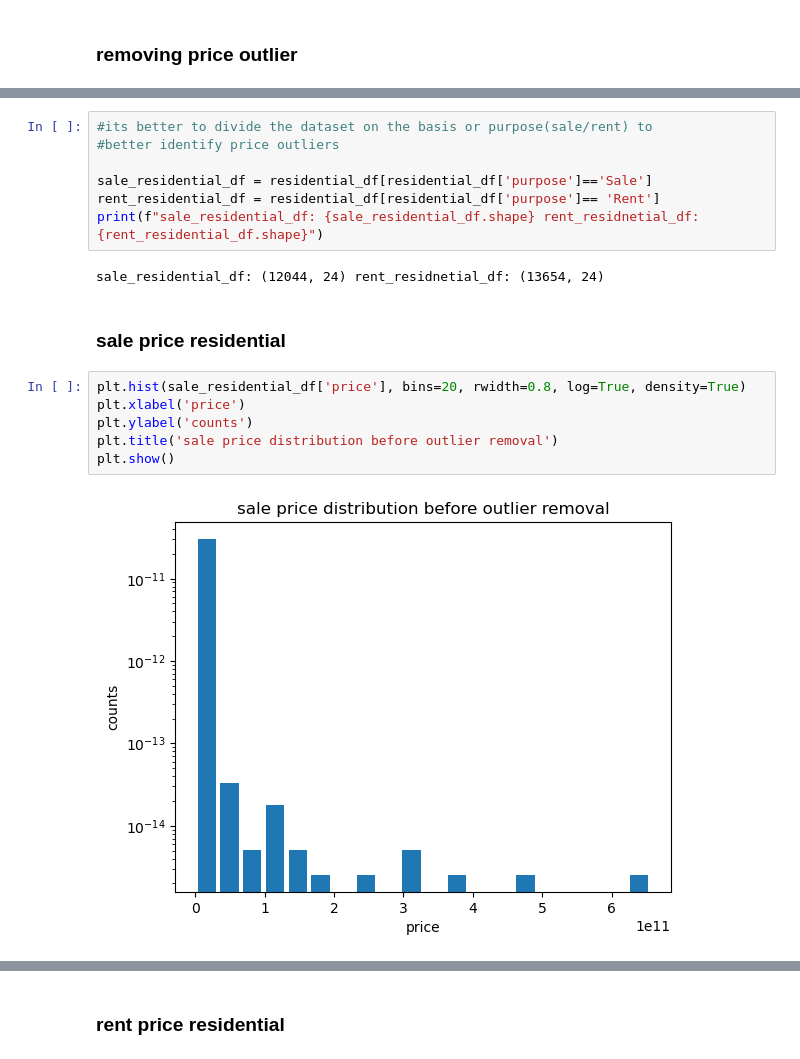
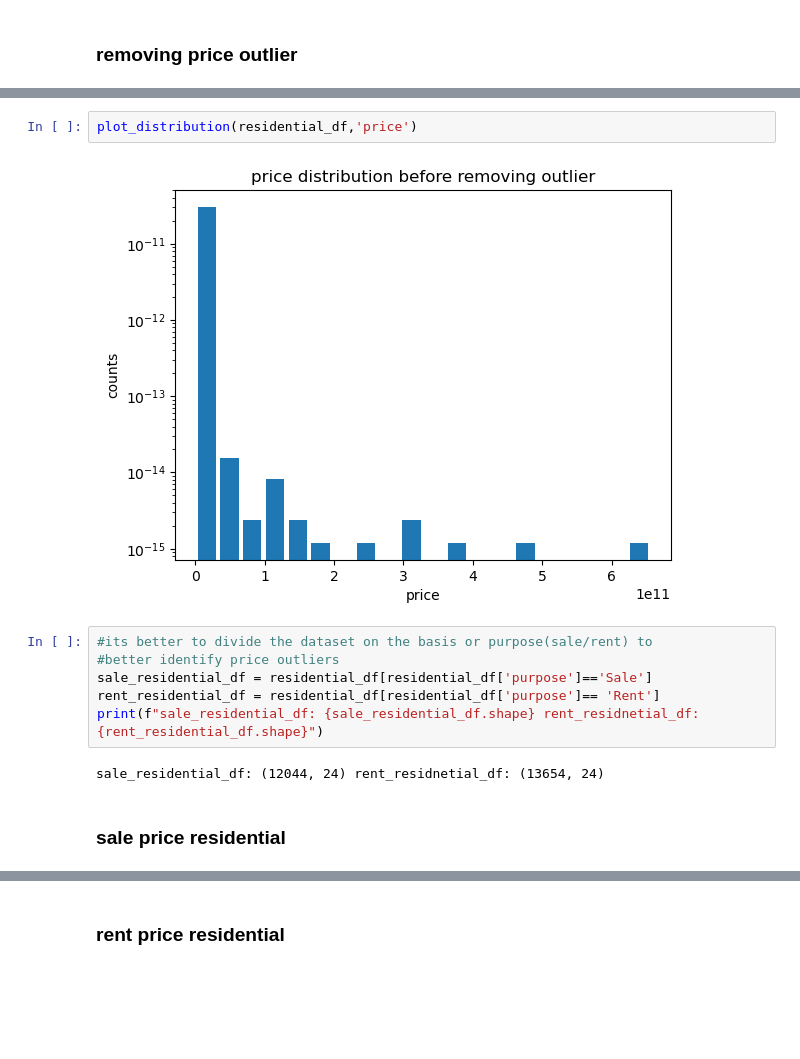
Before and after one commit to OmdenaAI/dhaka-bangladesh-real-estate-recommendation, a Jupyter notebook: src/tasks/task-4-model-development/sarang_ali/removing_outliers/outlier_detection.ipynb, the cells around one changed output, grey strips where cells are left out. Cells and saved outputs as stored; diff of their text form; blank space fills up the shorter version.

```diff
--- a/src/tasks/task-4-model-development/sarang_ali/removing_outliers/outlier_detection.ipynb
+++ b/src/tasks/task-4-model-development/sarang_ali/removing_outliers/outlier_detection.ipynb
@@ -100,7 +93,10 @@ plt.show()
+# %%
+plot_distribution(residential_df,'price')
+# %% [output]
+[figure, added]
 # %%
 #its better to divide the dataset on the basis or purpose(sale/rent) to
 #better identify price outliers
-
 sale_residential_df = residential_df[residential_df['purpose']=='Sale']
 rent_residential_df = residential_df[residential_df['purpose']== 'Rent']
 print(f"sale_residential_df: {sale_residential_df.shape} rent_residnetial_df: {rent_residential_df.shape}")
@@ -108,11 +104,3 @@ print(f"sale_residential_df: {sale_residential_df.shape} rent_residnetial_df: {r
 sale_residential_df: (12044, 24) rent_residnetial_df: (13654, 24)
 # %% [markdown]
 ### sale price residential
-# %%
-plt.hist(sale_residential_df['price'], bins=20, rwidth=0.8, log=True, density=True)
-plt.xlabel('price')
-plt.ylabel('counts')
-plt.title('sale price distribution before outlier removal')
-plt.show()
-# %% [output]
-[figure, removed]
```
Also changed, not shown: parts of 52 cells of this notebook.
